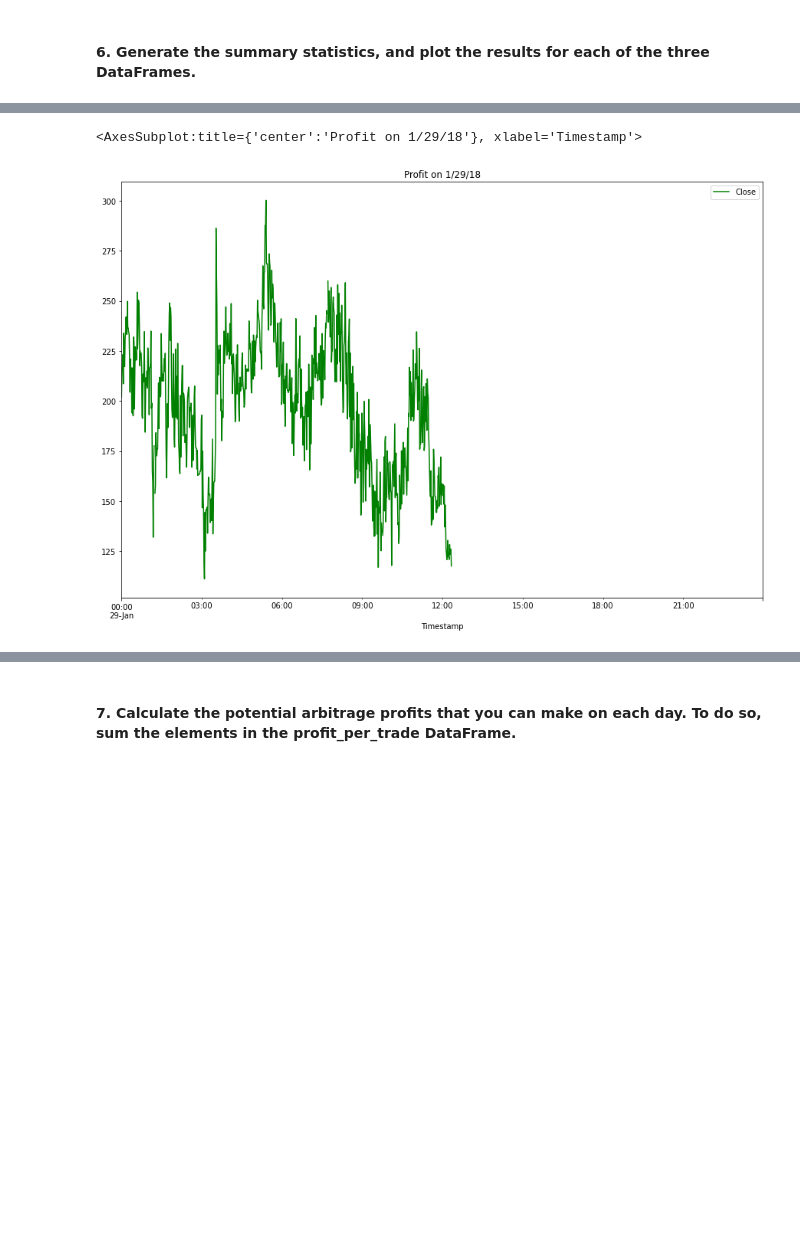
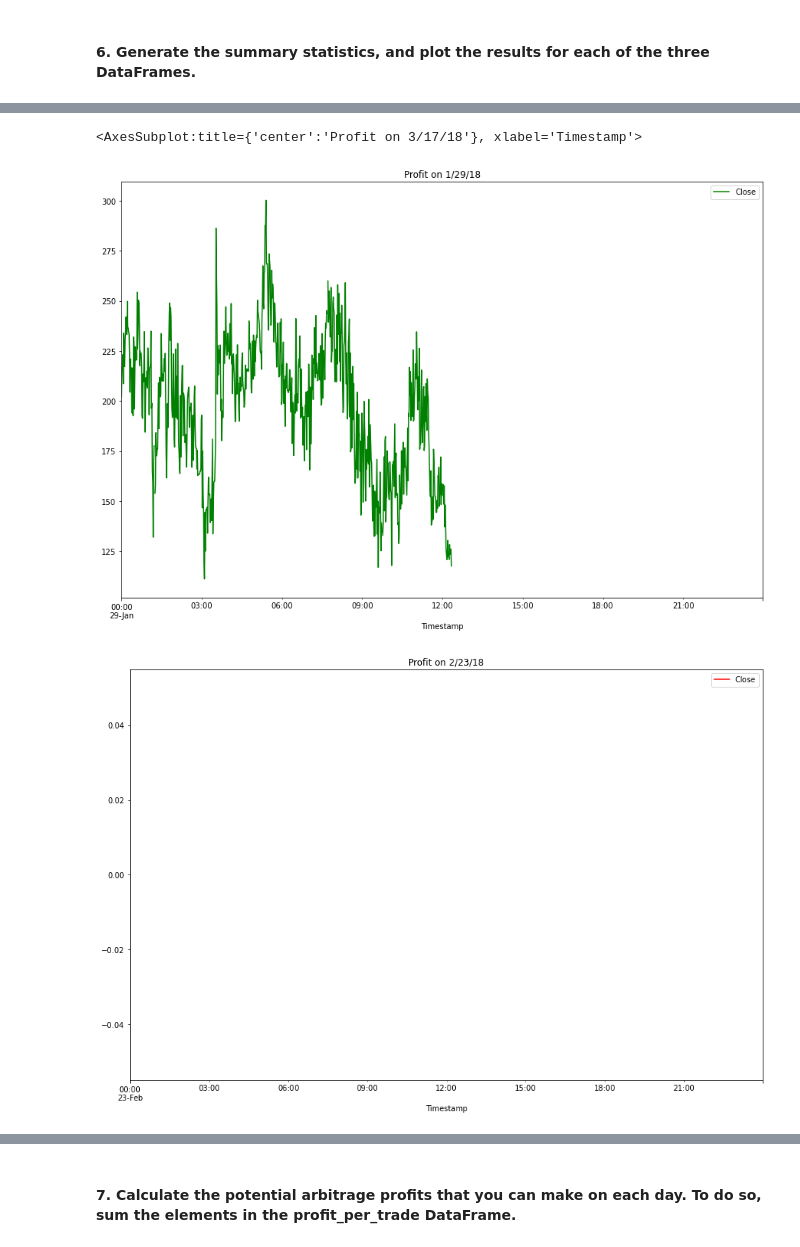
Before and after one commit to IJASI/Challenge-3, a Jupyter notebook: crypto_arbitrage_code_files/crypto_arbitrage.ipynb, the cells around one changed output, grey strips where cells are left out. Drawn from its saved outputs; the diff is of its cells as text; code cells hidden in the pictures; blank space fills up the shorter version.

```diff
--- a/crypto_arbitrage_code_files/crypto_arbitrage.ipynb
+++ b/crypto_arbitrage_code_files/crypto_arbitrage.ipynb
@@ -616,6 +665,11 @@ profit_early.describe()
 # %%
 # Plot the results for the early profit per trade DataFrame
 profit_early.plot(legend=True,figsize=(15, 10), title="Profit on 1/29/18", color="green", label="Profits")
+
+profit_middle.plot(legend=True,figsize=(15, 10), title="Profit on 2/23/18", color="red", label="Profits")
+
+profit_late.plot(legend=True,figsize=(15, 10), title="Profit on 3/17/18", color="yellow", label="Profits")
 # %% [output]
-<AxesSubplot:title={'center':'Profit on 1/29/18'}, xlabel='Timestamp'>
+<AxesSubplot:title={'center':'Profit on 3/17/18'}, xlabel='Timestamp'>
 [figure]
+[figure, added]
```
Also changed, not shown: parts of 13 cells of this notebook.
